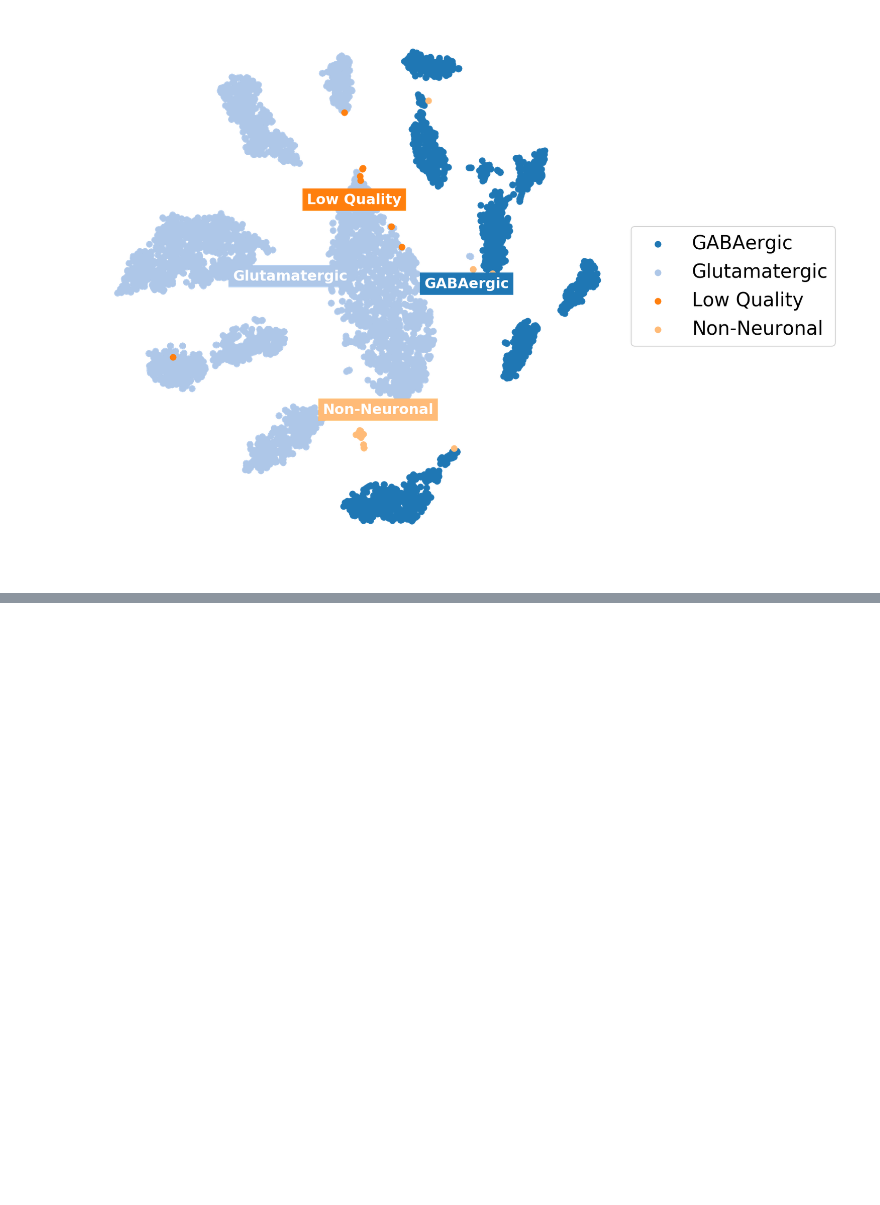
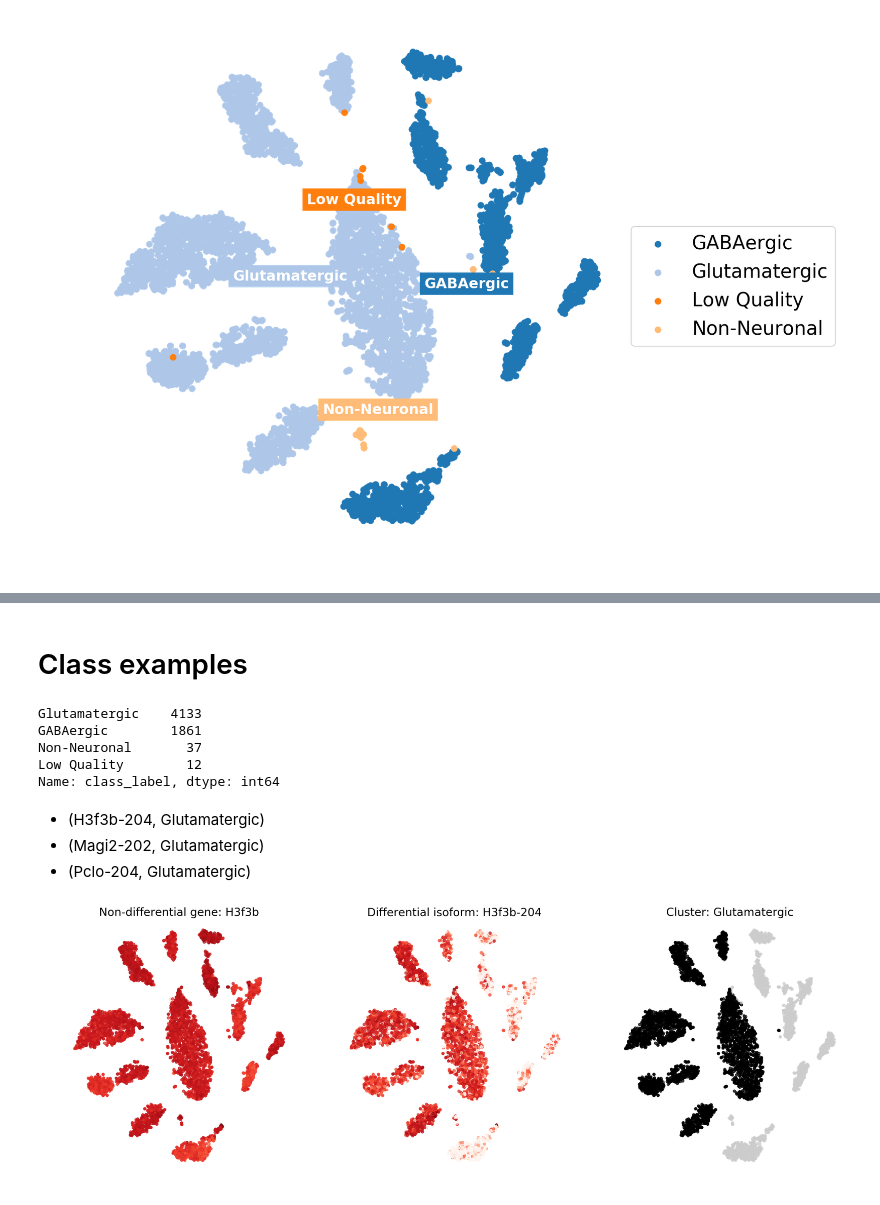
Before and after one commit to pachterlab/BYVSTZP_2020, a Jupyter notebook: analysis/plot_level_1.ipynb, the cells around one changed output, grey strips where cells are left out. Drawn from its saved outputs; the diff is of its cells as text; code cells hidden in the pictures; blank space fills up the shorter version.

```diff
--- a/analysis/plot_level_1.ipynb
+++ b/analysis/plot_level_1.ipynb
@@ -181,0 +246,54 @@ plt.show()
+# %% [markdown]
+# Class examples
+# %%
+gene.obs.class_label.value_counts()
+# %% [output]
+Glutamatergic    4133
+GABAergic        1861
+Non-Neuronal       37
+Low Quality        12
+Name: class_label, dtype: int64
+# %% [markdown]
+- (H3f3b-204, Glutamatergic)
+- (Magi2-202, Glutamatergic)
+- (Pclo-204, Glutamatergic)
+# %%
+specific_gene = "H3f3b"
+specific_isoform = specific_gene + "-" + "204"
+specific_cluster = "Glutamatergic"
+
+fig, ax = plt.subplots(figsize=(30,10), ncols=3)
+
+x = gene.obsm["X_nca_tsne"][:,0]
+y = gene.obsm["X_nca_tsne"][:,1]
+c = np.asarray(gene[:, gene.var.gene_name==specific_gene].layers["log1p"]).reshape(-1)
+cmap="Reds"
+alpha = 0.75
+ax[0].set_title("Non-differential gene: {}".format(specific_gene))
+
+ax[0].scatter(x, y, c=c, cmap=cmap, alpha=alpha)
+ax[0].set_axis_off()
+
+
+x = gene.obsm["X_nca_tsne"][:,0]
+y = gene.obsm["X_nca_tsne"][:,1]
+c = np.asarray(isoform[:, isoform.var.transcript_name==specific_isoform].layers["log1p"].todense()).reshape(-1)
+cmap="Reds"
+alpha = 0.75
+ax[1].set_title("Differential isoform: {}".format(specific_isoform))
+
+ax[1].scatter(x, y, c=c, cmap=cmap, alpha=alpha)
+ax[1].set_axis_off()
+
+x = gene.obsm["X_nca_tsne"][:,0]
+y = gene.obsm["X_nca_tsne"][:,1]
+c = gene.obs["class_label"]==specific_cluster
+alpha=0.75
+cmap="nipy_spectral_r"
+
+ax[2].scatter(x, y, c=c, cmap=cmap, alpha=alpha)
+ax[2].set_axis_off()
+ax[2].set_title("Cluster: {}".format(specific_cluster))
+plt.show()
+# %% [output]
+[figure, added]
```
Also changed, not shown: parts of 11 cells of this notebook, 1 other file.
